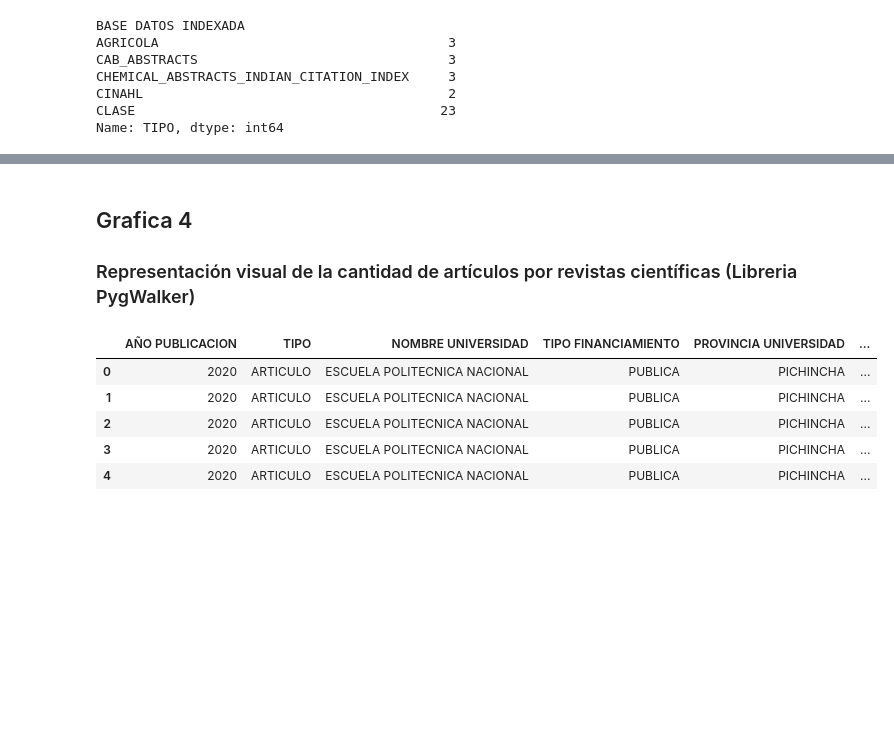
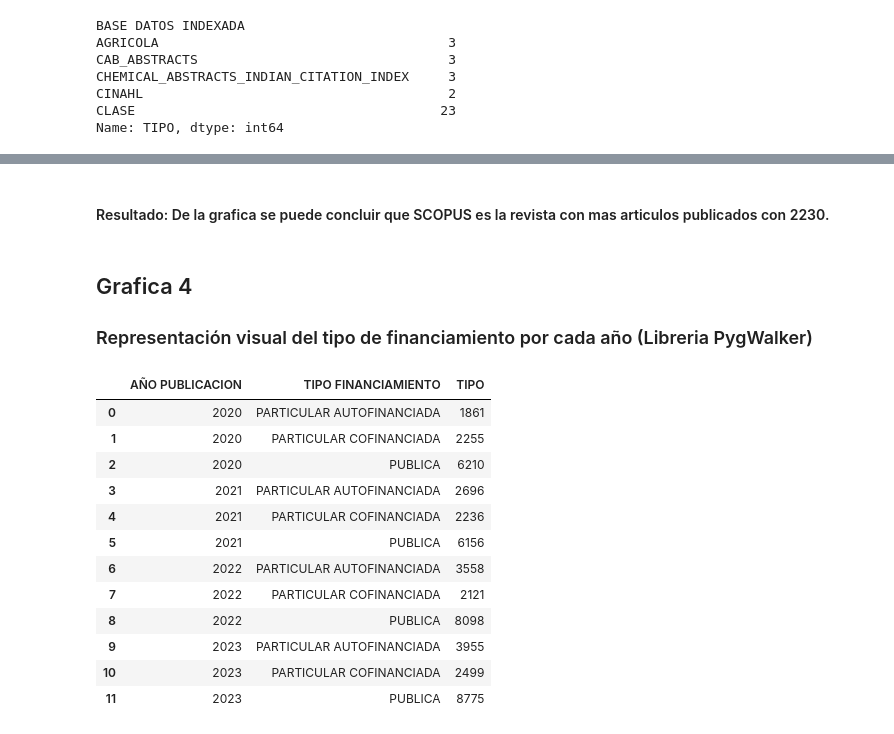
Before and after one commit to JordyCorrales/utpl-herramientas-ia-trabajo-final, a Jupyter notebook: trabajo_final.ipynb, the cells around one changed output, grey strips where cells are left out. Cells and saved outputs as stored; diff of their text form; code cells hidden in the pictures; blank space fills up the shorter version.

```diff
--- a/trabajo_final.ipynb
+++ b/trabajo_final.ipynb
@@ -192,17 +196,26 @@ show(plots)
 # %% [output]
 [interactive output not drawn]
 [interactive output not drawn]
+# %% [markdown]
+#### Resultado: De la grafica se puede concluir que SCOPUS es la revista con mas articulos publicados con 2230.
 # %% [markdown]
 ## Grafica 4
-### Representación visual de la cantidad de artículos por revistas científicas (Libreria PygWalker)
+### Representación visual del tipo de financiamiento por cada año (Libreria PygWalker)
 # %%
-#walker = pyg.walk(data)
-data.head()
+financiamiento = data.groupby(['AÑO PUBLICACION','TIPO FINANCIAMIENTO'])['TIPO'].count().reset_index()
+financiamiento
 # %% [output]
-|  | AÑO PUBLICACION | TIPO | NOMBRE UNIVERSIDAD | TIPO FINANCIAMIENTO | PROVINCIA UNIVERSIDAD | ... |
-| 0 | 2020 | ARTICULO | ESCUELA POLITECNICA NACIONAL | PUBLICA | PICHINCHA | ... |
-| 1 | 2020 | ARTICULO | ESCUELA POLITECNICA NACIONAL | PUBLICA | PICHINCHA | ... |
-| 2 | 2020 | ARTICULO | ESCUELA POLITECNICA NACIONAL | PUBLICA | PICHINCHA | ... |
-| 3 | 2020 | ARTICULO | ESCUELA POLITECNICA NACIONAL | PUBLICA | PICHINCHA | ... |
-| 4 | 2020 | ARTICULO | ESCUELA POLITECNICA NACIONAL | PUBLICA | PICHINCHA | ... |
+|  | AÑO PUBLICACION | TIPO FINANCIAMIENTO | TIPO |
+| 0 | 2020 | PARTICULAR AUTOFINANCIADA | 1861 |
+| 1 | 2020 | PARTICULAR COFINANCIADA | 2255 |
+| 2 | 2020 | PUBLICA | 6210 |
+| 3 | 2021 | PARTICULAR AUTOFINANCIADA | 2696 |
+| 4 | 2021 | PARTICULAR COFINANCIADA | 2236 |
+| 5 | 2021 | PUBLICA | 6156 |
+| 6 | 2022 | PARTICULAR AUTOFINANCIADA | 3558 |
+| 7 | 2022 | PARTICULAR COFINANCIADA | 2121 |
+| 8 | 2022 | PUBLICA | 8098 |
+| 9 | 2023 | PARTICULAR AUTOFINANCIADA | 3955 |
+| 10 | 2023 | PARTICULAR COFINANCIADA | 2499 |
+| 11 | 2023 | PUBLICA | 8775 |
 # %%
```
Also changed, not shown: parts of 7 cells of this notebook, 9 other files.
